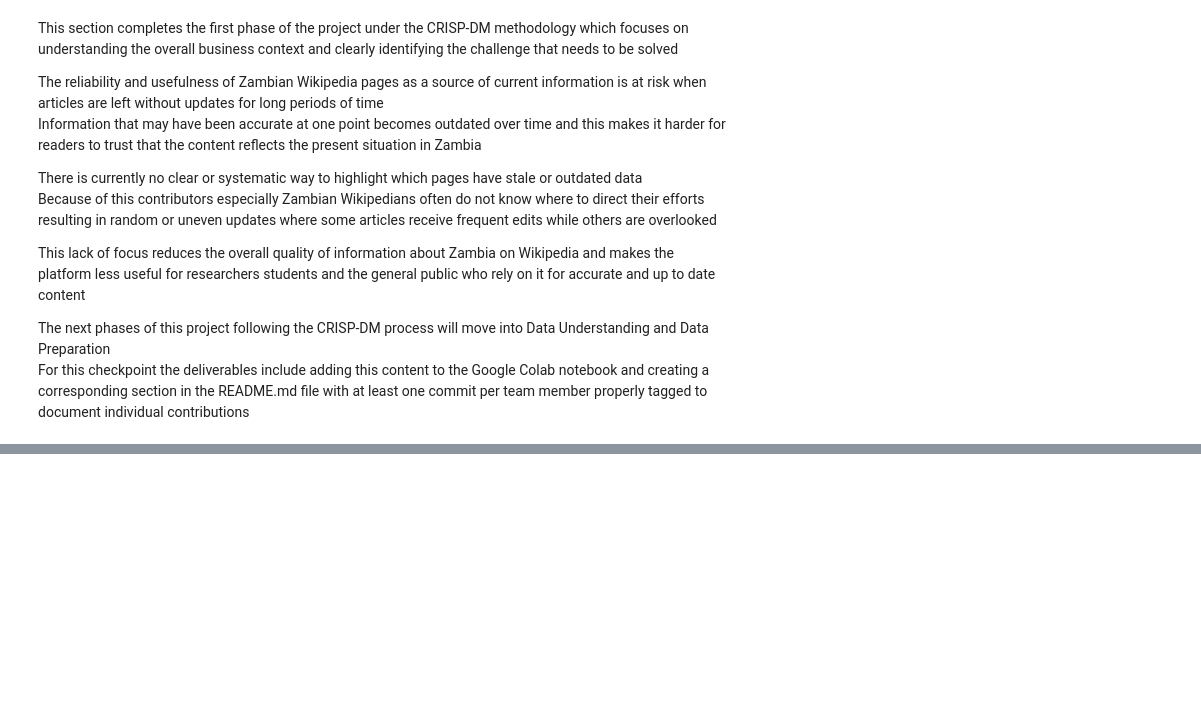
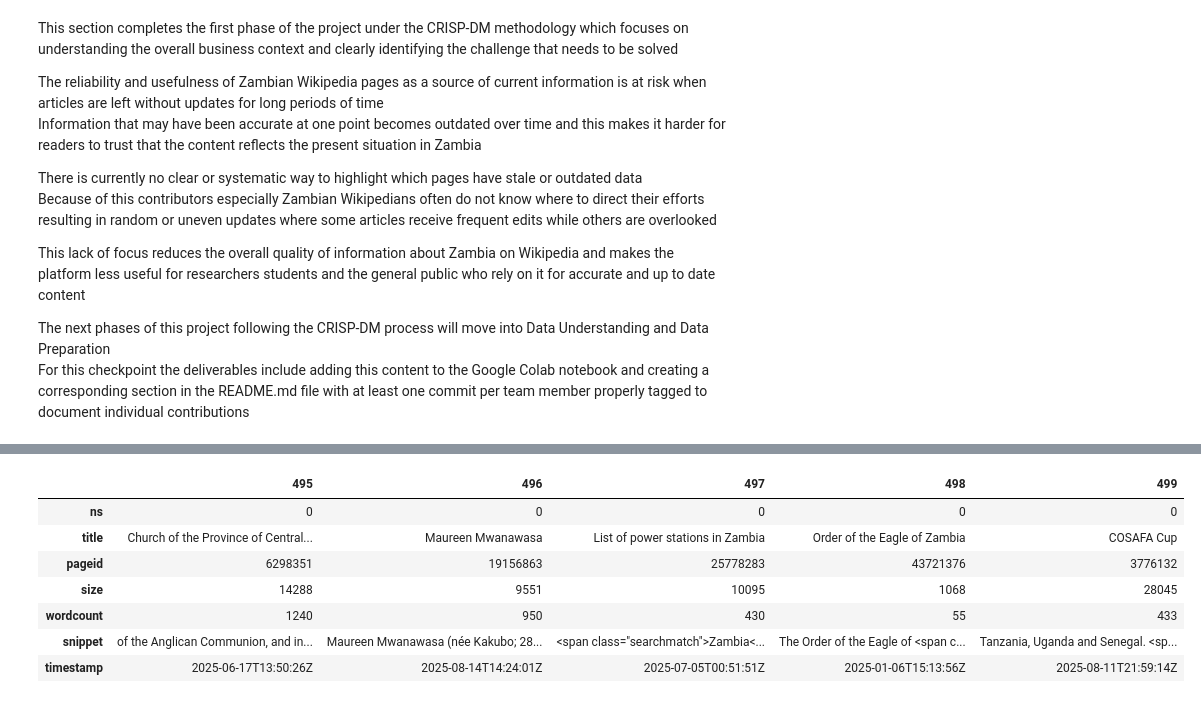
Before and after one commit to Chalwemwansa/data_mining_assign, a Jupyter notebook: Group_22_data_mining_assign.ipynb, the cells around one changed output, grey strips where cells are left out. Drawn from its saved outputs; the diff is of its cells as text; code cells hidden in the pictures; blank space fills up the shorter version.

Commit message:
[DU] Data Understanding header added, also run some pandas commands to analyze the data.

```diff
--- a/Group_22_data_mining_assign.ipynb
+++ b/Group_22_data_mining_assign.ipynb
@@ -76,0 +103,5 @@ For this checkpoint the deliverables include adding this content to the Google C
+# %%
+# read the csv file containing the data set for our use case
+import pandas as pd
+
+recency_wiki_csv = pd.read_csv("/content/drive/MyDrive/CollabData/zambia_wikipedia_search.csv")
@@ -76,0 +156,11 @@ For this checkpoint the deliverables include adding this content to the Google C
+# %%
+recency_wiki_csv.tail().T
+# %% [output]
+|  | 495 | 496 | 497 | 498 | 499 |
+| ns | 0 | 0 | 0 | 0 | 0 |
+| title | Church of the Province of Central... | Maureen Mwanawasa | List of power stations in Zambia | Order of the Eagle of Zambia | COSAFA Cup |
+| pageid | 6298351 | 19156863 | 25778283 | 43721376 | 3776132 |
+| size | 14288 | 9551 | 10095 | 1068 | 28045 |
+| wordcount | 1240 | 950 | 430 | 55 | 433 |
+| snippet | of the Anglican Communion, and in... | Maureen Mwanawasa (née Kakubo; 28... | <span class="searchmatch">Zambia<... | The Order of the Eagle of <span c... | Tanzania, Uganda and Senegal. <sp... |
+| timestamp | 2025-06-17T13:50:26Z | 2025-08-14T14:24:01Z | 2025-07-05T00:51:51Z | 2025-01-06T15:13:56Z | 2025-08-11T21:59:14Z |
```
Also changed, not shown: parts of 10 cells of this notebook.
